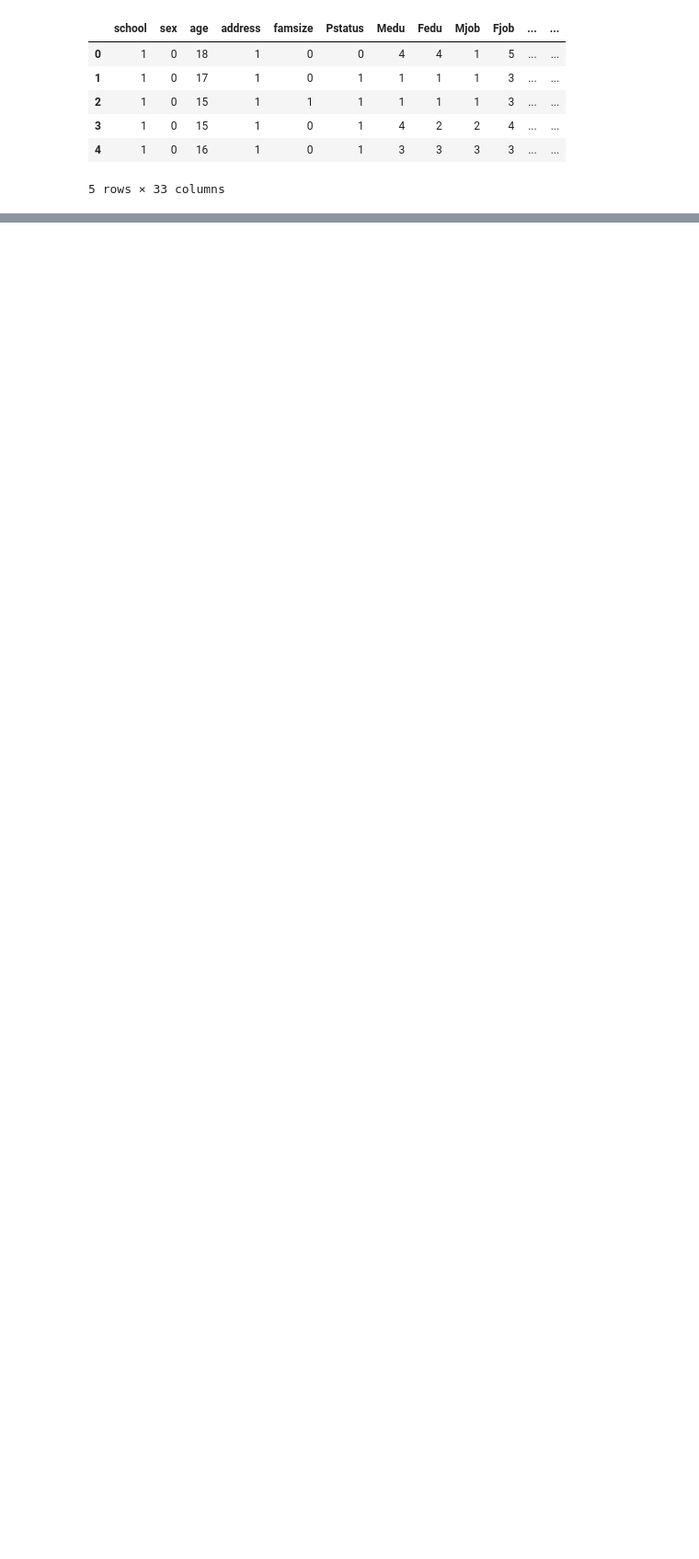
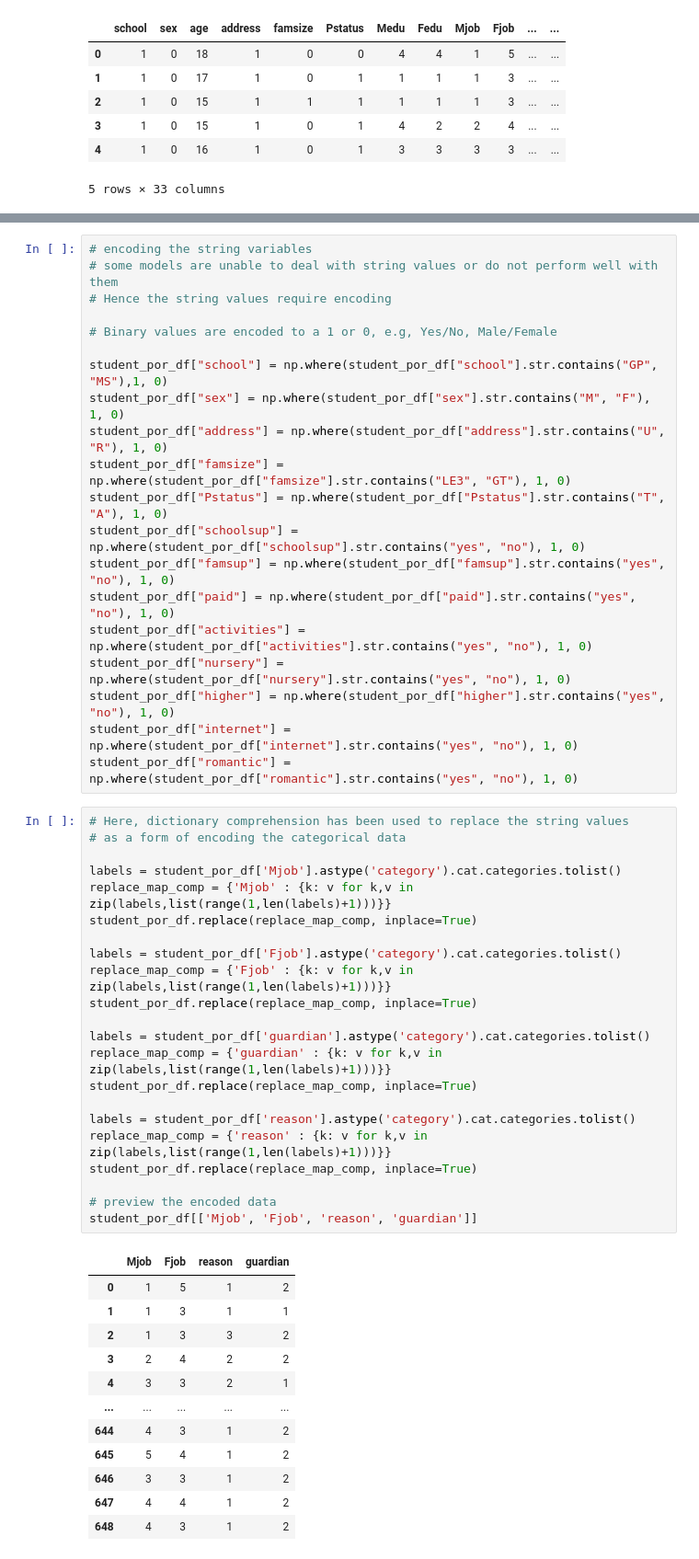
Before and after one commit to Ng-ethe/LearningAnalytics-EducationalDataMining, a Jupyter notebook: trialcode.ipynb, the cells around one changed output, grey strips where cells are left out. Shown at 92% size. Cells and saved outputs as stored; diff of their text form; blank space fills up the shorter version.

```diff
--- a/trialcode.ipynb
+++ b/trialcode.ipynb
@@ -425,0 +428,55 @@ plt.show()
+# %%
+# encoding the string variables
+# some models are unable to deal with string values or do not perform well with them
+# Hence the string values require encoding
+
+# Binary values are encoded to a 1 or 0, e.g, Yes/No, Male/Female
+
+student_por_df["school"] = np.where(student_por_df["school"].str.contains("GP", "MS"),1, 0)
+student_por_df["sex"] = np.where(student_por_df["sex"].str.contains("M", "F"), 1, 0)
+student_por_df["address"] = np.where(student_por_df["address"].str.contains("U", "R"), 1, 0)
+student_por_df["famsize"] = np.where(student_por_df["famsize"].str.contains("LE3", "GT"), 1, 0)
+student_por_df["Pstatus"] = np.where(student_por_df["Pstatus"].str.contains("T", "A"), 1, 0)
+student_por_df["schoolsup"] = np.where(student_por_df["schoolsup"].str.contains("yes", "no"), 1, 0)
+student_por_df["famsup"] = np.where(student_por_df["famsup"].str.contains("yes", "no"), 1, 0)
+student_por_df["paid"] = np.where(student_por_df["paid"].str.contains("yes", "no"), 1, 0)
+student_por_df["activities"] = np.where(student_por_df["activities"].str.contains("yes", "no"), 1, 0)
+student_por_df["nursery"] = np.where(student_por_df["nursery"].str.contains("yes", "no"), 1, 0)
+student_por_df["higher"] = np.where(student_por_df["higher"].str.contains("yes", "no"), 1, 0)
+student_por_df["internet"] = np.where(student_por_df["internet"].str.contains("yes", "no"), 1, 0)
+student_por_df["romantic"] = np.where(student_por_df["romantic"].str.contains("yes", "no"), 1, 0)
+# %%
+# Here, dictionary comprehension has been used to replace the string values
+# as a form of encoding the categorical data
+
+labels = student_por_df['Mjob'].astype('category').cat.categories.tolist()
+replace_map_comp = {'Mjob' : {k: v for k,v in zip(labels,list(range(1,len(labels)+1)))}}
+student_por_df.replace(replace_map_comp, inplace=True)
+
+labels = student_por_df['Fjob'].astype('category').cat.categories.tolist()
+replace_map_comp = {'Fjob' : {k: v for k,v in zip(labels,list(range(1,len(labels)+1)))}}
+student_por_df.replace(replace_map_comp, inplace=True)
+
+labels = student_por_df['guardian'].astype('category').cat.categories.tolist()
+replace_map_comp = {'guardian' : {k: v for k,v in zip(labels,list(range(1,len(labels)+1)))}}
+student_por_df.replace(replace_map_comp, inplace=True)
+
+labels = student_por_df['reason'].astype('category').cat.categories.tolist()
+replace_map_comp = {'reason' : {k: v for k,v in zip(labels,list(range(1,len(labels)+1)))}}
+student_por_df.replace(replace_map_comp, inplace=True)
+
+# preview the encoded data
+student_por_df[['Mjob', 'Fjob', 'reason', 'guardian']]
+# %% [output]
+|  | Mjob | Fjob | reason | guardian |
+| 0 | 1 | 5 | 1 | 2 |
+| 1 | 1 | 3 | 1 | 1 |
+| 2 | 1 | 3 | 3 | 2 |
+| 3 | 2 | 4 | 2 | 2 |
+| 4 | 3 | 3 | 2 | 1 |
+| ... | ... | ... | ... | ... |
+| 644 | 4 | 3 | 1 | 2 |
+| 645 | 5 | 4 | 1 | 2 |
+| 646 | 3 | 3 | 1 | 2 |
+| 647 | 4 | 4 | 1 | 2 |
+| 648 | 4 | 3 | 1 | 2 |
```
Also changed, not shown: parts of 53 cells of this notebook, 7 other files.
